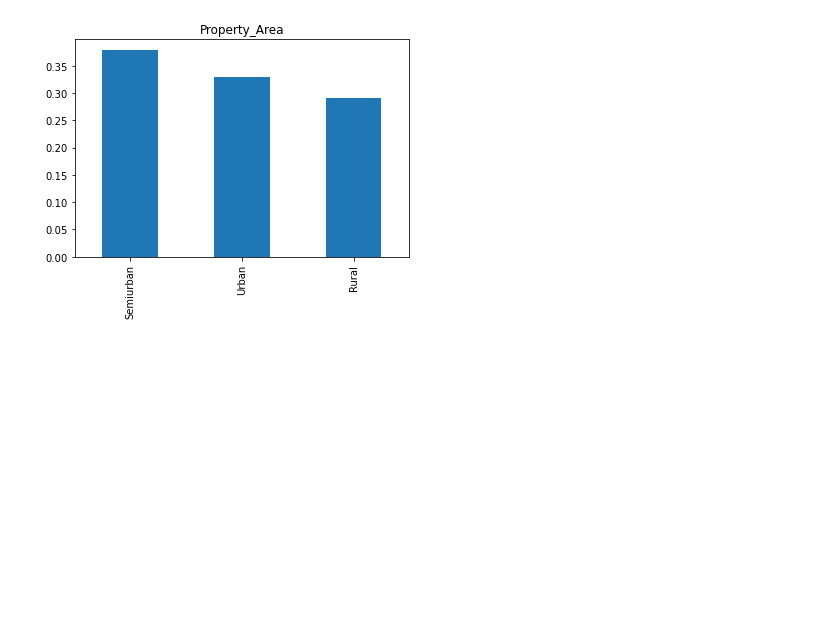
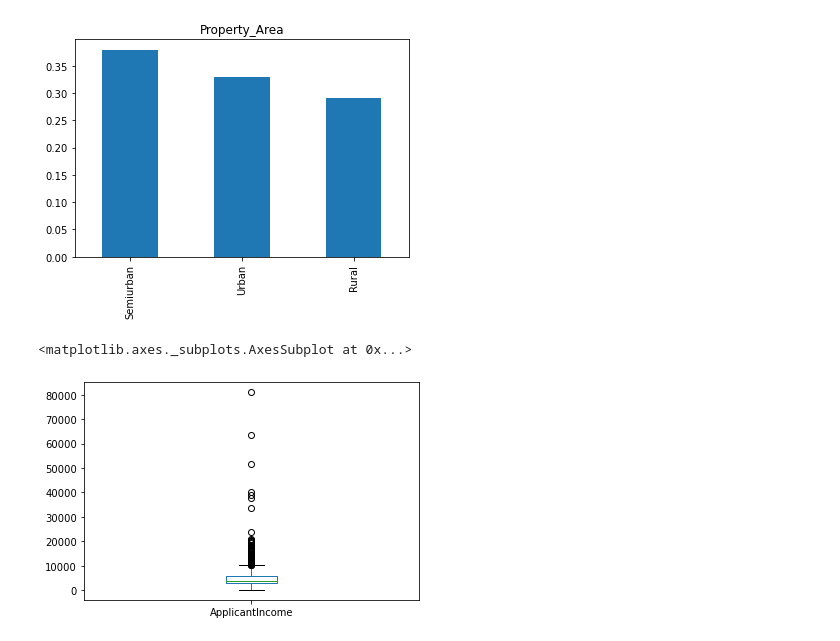
Before and after one commit to adityakaushal/Loan_Approval_prediction, a Jupyter notebook: loan_pred_analysis.ipynb, the cells around one changed output. Saved outputs shown, nothing was run; the diff lists cells and outputs as text; code cells hidden in the pictures; blank space fills up the shorter version.

```diff
--- a/loan_pred_analysis.ipynb
+++ b/loan_pred_analysis.ipynb
@@ -164,3 +164,8 @@ train['Property_Area'].value_counts(normalize = True).plot.bar(title = 'Property
 #Most of the applicants don't have any dependents.
 #Around 80% of the applicants are Graduate.
 #Most of the applicants are from the Semiurban area.
+# %%
+train.ApplicantIncome.plot.box()
+# %% [output]
+<matplotlib.axes._subplots.AxesSubplot at 0x...>
+[figure, added]
```
Also changed, not shown: parts of 65 cells of this notebook.
